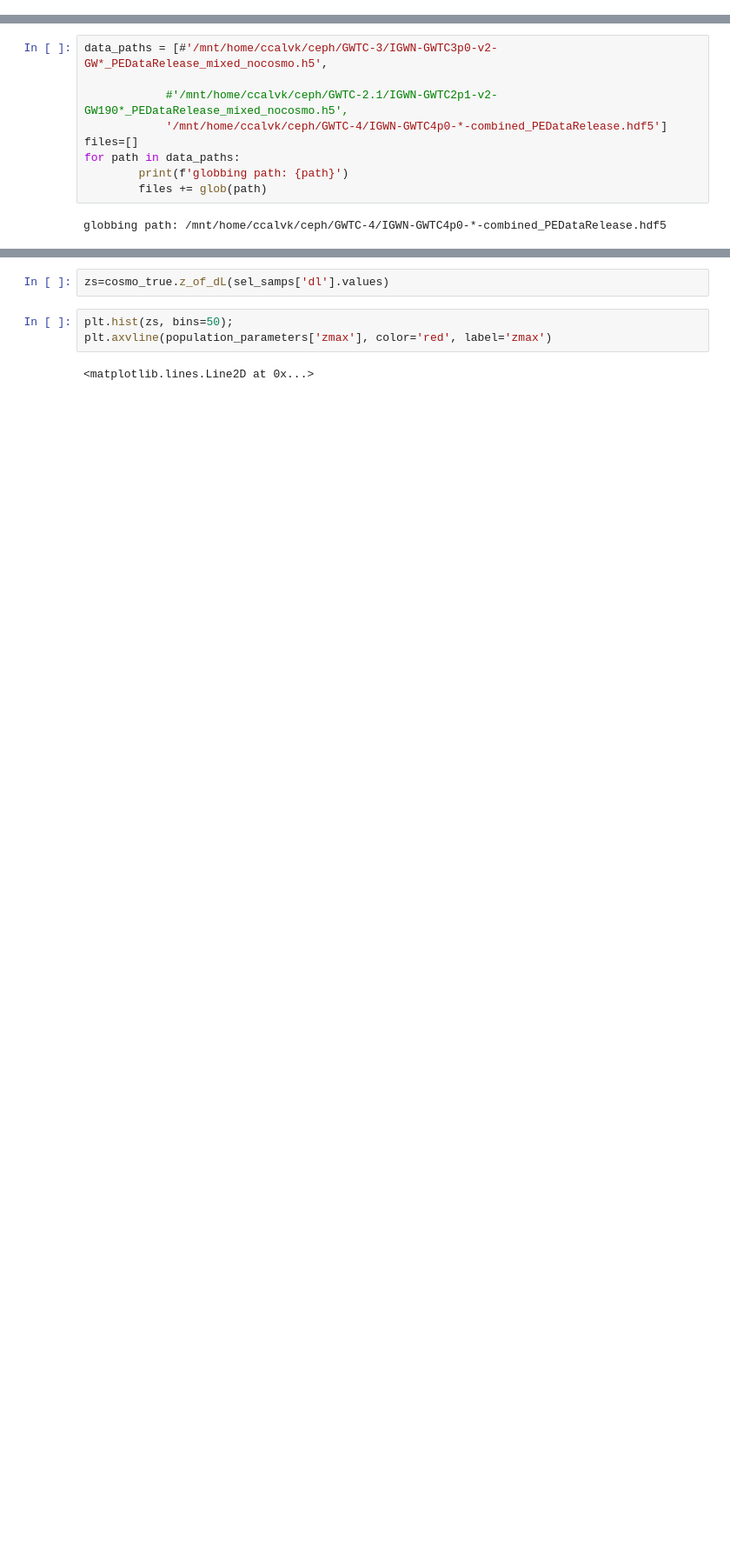
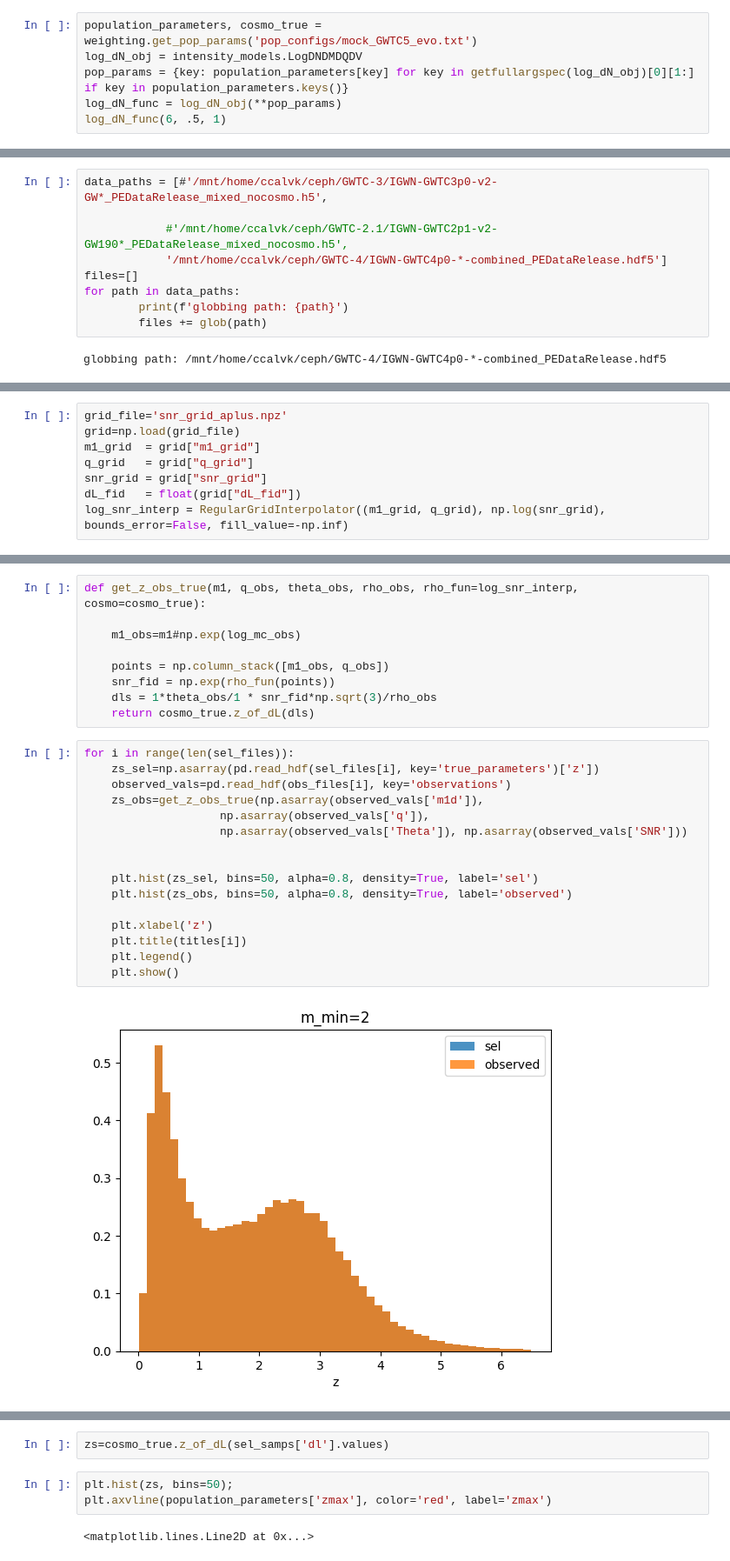
Before and after one commit to abby-moran/GW_pop_cosmo_inference, a Jupyter notebook: scripts/sandbox.ipynb, the cells around one changed output, grey strips where cells are left out. Shown at 87% size. Cells and saved outputs as stored; diff of their text form; blank space fills up the shorter version.

```diff
--- a/scripts/sandbox.ipynb
+++ b/scripts/sandbox.ipynb
@@ -148,0 +49,6 @@ R_true = nobs / mu_sel_true
+# %%
+population_parameters, cosmo_true = weighting.get_pop_params('pop_configs/mock_GWTC5_evo.txt')
+log_dN_obj = intensity_models.LogDNDMDQDV
+pop_params = {key: population_parameters[key] for key in getfullargspec(log_dN_obj)[0][1:] if key in population_parameters.keys()}
+log_dN_func = log_dN_obj(**pop_params)
+log_dN_func(6, .5, 1)
@@ -159,0 +144,8 @@ globbing path: /mnt/home/ccalvk/ceph/GWTC-4/IGWN-GWTC4p0-*-combined_PEDataReleas
+# %%
+grid_file='snr_grid_aplus.npz'
+grid=np.load(grid_file)
+m1_grid  = grid["m1_grid"]
+q_grid   = grid["q_grid"]
+snr_grid = grid["snr_grid"]
+dL_fid   = float(grid["dL_fid"])
+log_snr_interp = RegularGridInterpolator((m1_grid, q_grid), np.log(snr_grid), bounds_error=False, fill_value=-np.inf)
@@ -159,0 +161,27 @@ globbing path: /mnt/home/ccalvk/ceph/GWTC-4/IGWN-GWTC4p0-*-combined_PEDataReleas
+# %%
+def get_z_obs_true(m1, q_obs, theta_obs, rho_obs, rho_fun=log_snr_interp, cosmo=cosmo_true):
+
+    m1_obs=m1#np.exp(log_mc_obs)
+
+    points = np.column_stack([m1_obs, q_obs])
+    snr_fid = np.exp(rho_fun(points))
+    dls = 1*theta_obs/1 * snr_fid*np.sqrt(3)/rho_obs
+    return cosmo_true.z_of_dL(dls)
+# %%
+for i in range(len(sel_files)):
+    zs_sel=np.asarray(pd.read_hdf(sel_files[i], key='true_parameters')['z'])
+    observed_vals=pd.read_hdf(obs_files[i], key='observations')
+    zs_obs=get_z_obs_true(np.asarray(observed_vals['m1d']),
+                    np.asarray(observed_vals['q']),
+                    np.asarray(observed_vals['Theta']), np.asarray(observed_vals['SNR']))
+
+
+    plt.hist(zs_sel, bins=50, alpha=0.8, density=True, label='sel')
+    plt.hist(zs_obs, bins=50, alpha=0.8, density=True, label='observed')
+
+    plt.xlabel('z')
+    plt.title(titles[i])
+    plt.legend()
+    plt.show()
+# %% [output]
+[figure, added]
```
Also changed, not shown: parts of 20 cells of this notebook, 31 other files.
